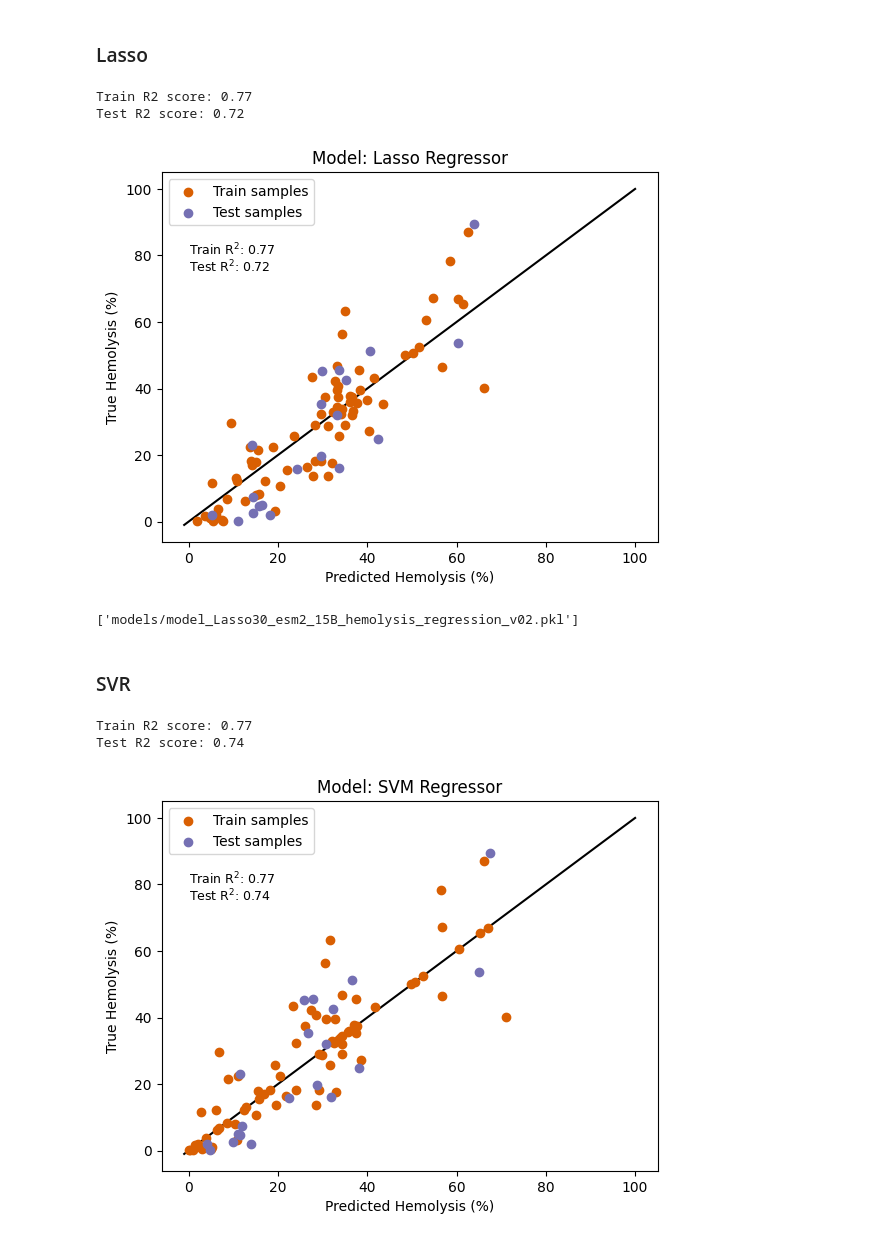
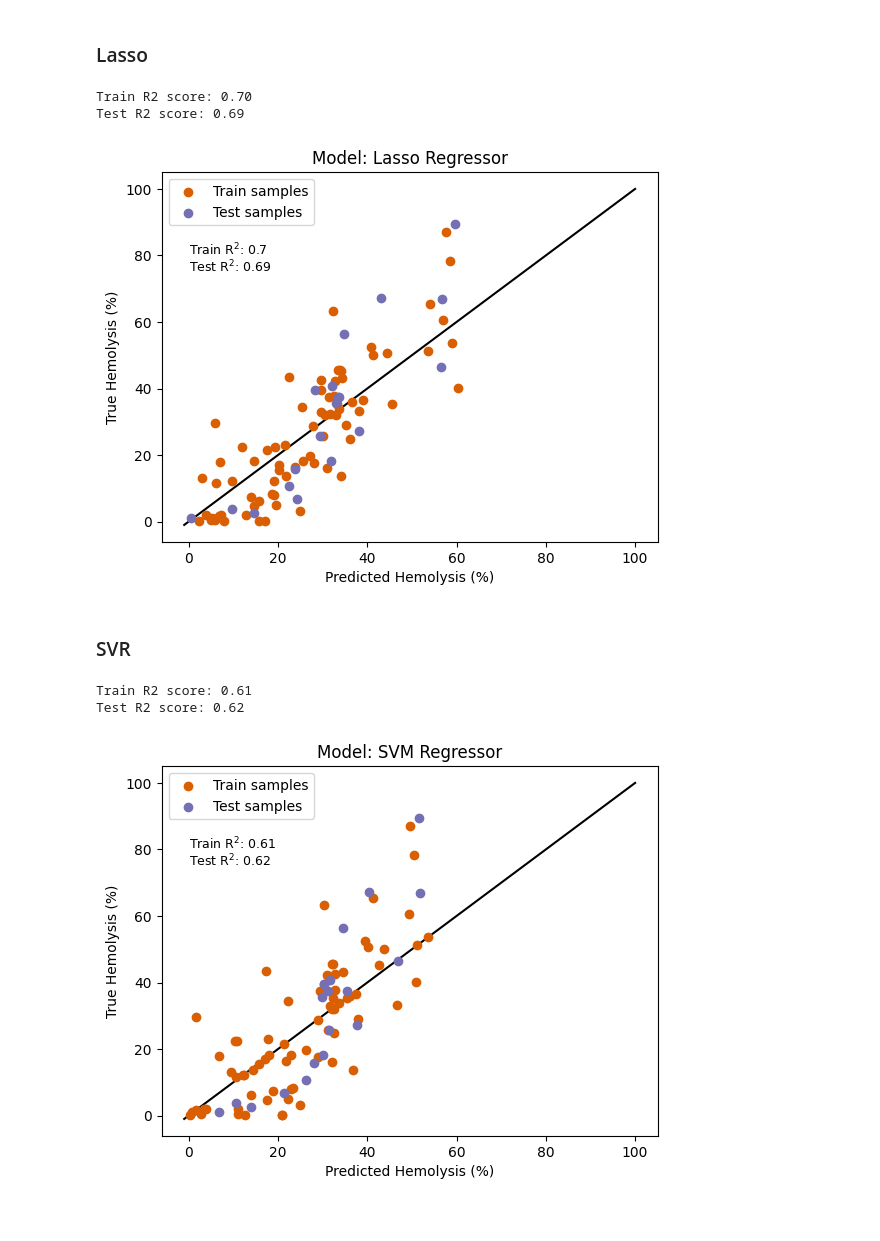
Before and after one commit to ziul-bio/DMS_ML_AMP, a Jupyter notebook: 04_hemolysis_model_v02.ipynb, the cells around one changed output. Drawn from its saved outputs; the diff is of its cells as text; code cells hidden in the pictures.

```diff
--- a/04_hemolysis_model_v02.ipynb
+++ b/04_hemolysis_model_v02.ipynb
@@ -24,7 +24,7 @@ import warnings
 warnings.filterwarnings('ignore', category=UserWarning, module='seaborn.axisgrid', message='The figure layout has changed to tight')
 # %%
 # Load meta data
-meta_data = pd.read_excel("data/Cumulative_Peptide_data_PG1.xlsx", usecols=['ID', 'Sequence', '%Hemolysis'])
+meta_data = pd.read_excel("data/Cumulative_Peptide_data_PG1_v01.2.xlsx", usecols=['ID', 'Sequence', '%Hemolysis'])
 meta_data
 # %% [output]
 |  | ID | Sequence | %Hemolysis |
@@ -317,7 +312,7 @@ results_final.query('num_pca == 30')
 # Split the data into training and testing sets
 X_train, X_test, y_train, y_test = train_test_split(features, target, test_size=0.2, random_state=42)
 # %%
-num_pca_components = 30
+num_pca_components = 25
 
 pca = PCA(num_pca_components)
 pca.fit(X_train)
@@ -334,11 +321,0 @@ joblib.dump(pca, 'models/pca30_weights_v02.pkl')
-# %%
-# train support vector machine regressor
-model = LinearRegression(fit_intercept=True
-    )
-
-# fined tuned SVR performance
-model.fit(X_train_pca, y_train)
-
-# print R2 score
-print(f'Train R2 score: {model.score(X_train_pca, y_train):.2f}')
-print(f'Test R2 score: {model.score(X_test_pca, y_test):.2f}')
@@ -368,62 +322,58 @@ plt.show()
 # %% [markdown]
 ### Lasso
 # %%
-model = Lasso(
-    alpha=0.2,
+lasso = Lasso(
+    alpha=0.44,
     max_iter=10000
 )
 
 # fined tuned SVR performance
-model.fit(X_train_pca, y_train)
+lasso.fit(X_train_pca, y_train)
 
 # print R2 score
-print(f'Train R2 score: {model.score(X_train_pca, y_train):.2f}')
-print(f'Test R2 score: {model.score(X_test_pca, y_test):.2f}')
+print(f'Train R2 score: {lasso.score(X_train_pca, y_train):.2f}')
+print(f'Test R2 score: {lasso.score(X_test_pca, y_test):.2f}')
 # %% [output]
-Train R2 score: 0.77
-Test R2 score: 0.72
+Train R2 score: 0.70
+Test R2 score: 0.69
 # %%
-train_pred = model.predict(X_train_pca)
-y_pred = model.predict(X_test_pca)
+train_pred = lasso.predict(X_train_pca)
+y_pred = lasso.predict(X_test_pca)
 
 plt.scatter(train_pred, y_train, label="Train samples", c='#d95f02')
 plt.scatter(y_pred, y_test, label="Test samples", c='#7570b3')
 plt.title(f"Model: Lasso Regressor")
 plt.xlabel("Predicted Hemolysis (%)")
 plt.ylabel("True Hemolysis (%)")
 plt.plot([-1, 100], [-1, 100], c='k', zorder=0)
-plt.text(0, 80, f'Train R$^2$: {model.score(X_train_pca, y_train).round(2)}', fontsize = 9)
-plt.text(0, 75, f'Test R$^2$: {model.score(X_test_pca, y_test).round(2)}', fontsize = 9)
+plt.text(0, 80, f'Train R$^2$: {lasso.score(X_train_pca, y_train).round(2)}', fontsize = 9)
+plt.text(0, 75, f'Test R$^2$: {lasso.score(X_test_pca, y_test).round(2)}', fontsize = 9)
 plt.legend()
 plt.show()
 # %% [output]
-[figure, old version]
+[figure, new version]
-# %%
-joblib.dump(model, 'models/model_v02_Lasso30_esm2_15B_hemolysis_regression.pkl')
-# %% [output]
-['models/model_Lasso30_esm2_15B_hemolysis_regression_v02.pkl']
 # %% [markdown]
 ### SVR
 # %%
 # train support vector machine regressor
-model = SVR(
-    C=10,
+svmR = SVR(
+    C=1,
     gamma='scale',
     kernel='linear',
     )
 
 # fined tuned SVR performance
-model.fit(X_train_pca, y_train)
+svmR.fit(X_train_pca, y_train)
 
 # print R2 score
-print(f'Train R2 score: {model.score(X_train_pca, y_train):.2f}')
-print(f'Test R2 score: {model.score(X_test_pca, y_test):.2f}')
+print(f'Train R2 score: {svmR.score(X_train_pca, y_train):.2f}')
+print(f'Test R2 score: {svmR.score(X_test_pca, y_test):.2f}')
 # %% [output]
-Train R2 score: 0.77
-Test R2 score: 0.74
+Train R2 score: 0.61
+Test R2 score: 0.62
 # %%
-train_pred = model.predict(X_train_pca)
-y_pred = model.predict(X_test_pca)
+train_pred = svmR.predict(X_train_pca)
+y_pred = svmR.predict(X_test_pca)
 
 plt.scatter(train_pred, y_train, label="Train samples", c='#d95f02')
 plt.scatter(y_pred, y_test, label="Test samples", c='#7570b3')
@@ -431,9 +381,9 @@ plt.title(f"Model: SVM Regressor")
 plt.xlabel("Predicted Hemolysis (%)")
 plt.ylabel("True Hemolysis (%)")
 plt.plot([-1, 100], [-1, 100], c='k', zorder=0)
-plt.text(0, 80, f'Train R$^2$: {model.score(X_train_pca, y_train).round(2)}', fontsize = 9)
-plt.text(0, 75, f'Test R$^2$: {model.score(X_test_pca, y_test).round(2)}', fontsize = 9)
+plt.text(0, 80, f'Train R$^2$: {svmR.score(X_train_pca, y_train).round(2)}', fontsize = 9)
+plt.text(0, 75, f'Test R$^2$: {svmR.score(X_test_pca, y_test).round(2)}', fontsize = 9)
 plt.legend()
 plt.show()
 # %% [output]
-[figure, old version]
+[figure, new version]
```
Also changed, not shown: parts of 25 cells of this notebook.
